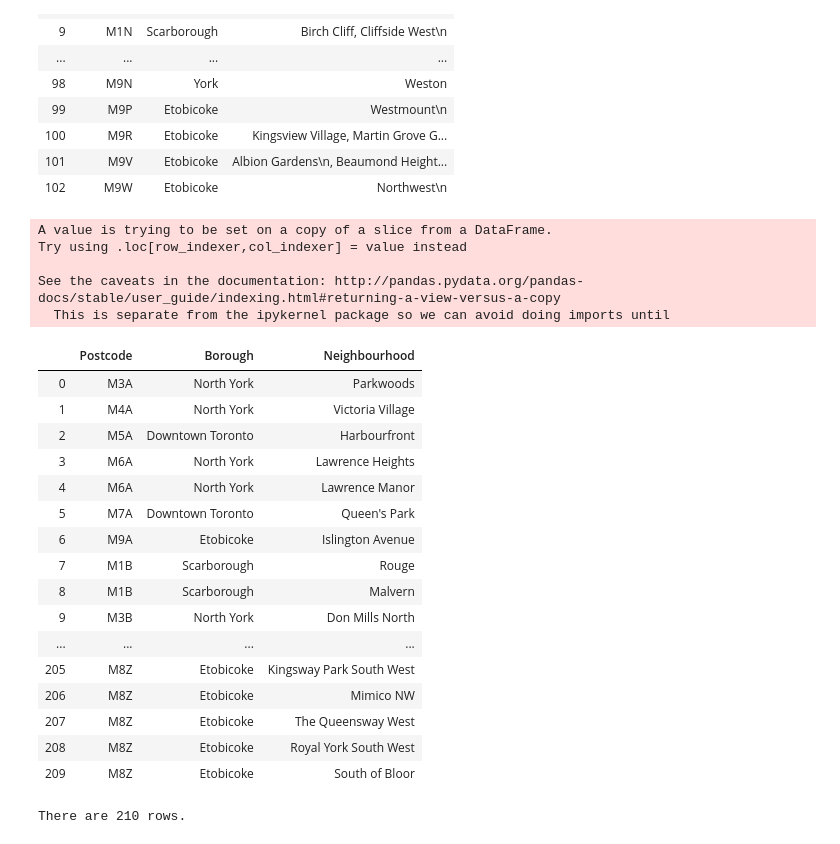
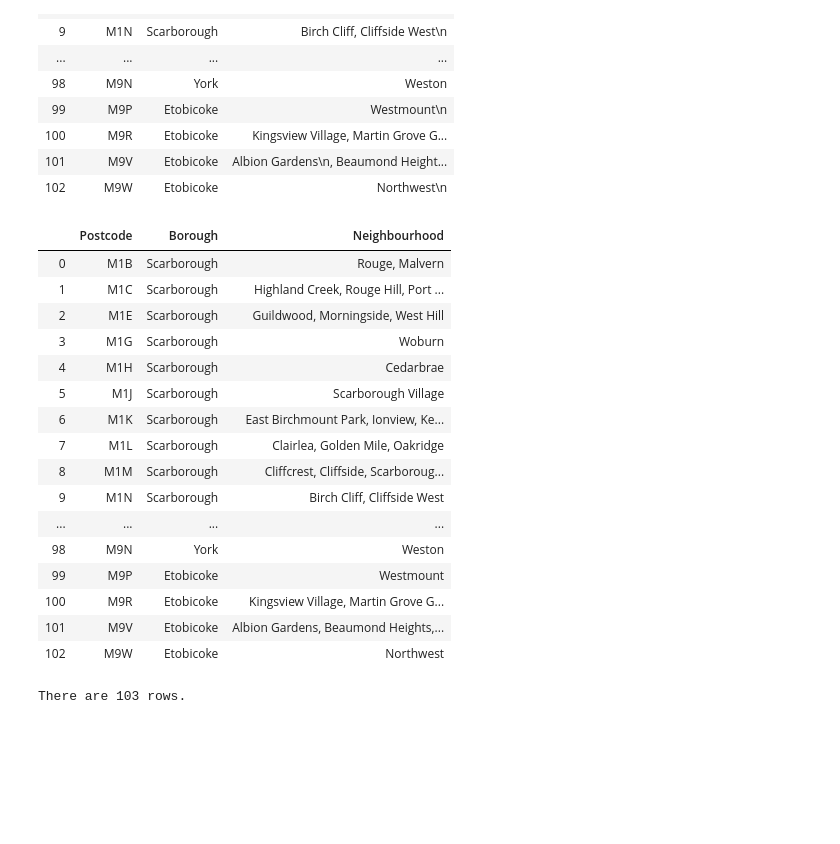
Before and after one commit to sengyap/Coursera_Capstone, a Jupyter notebook: Segmenting_and_Clustering_Neighborhoods_in_Toronto.ipynb, the cells around one changed output. Cells and saved outputs as stored; diff of their text form; code cells hidden in the pictures; blank space fills up the shorter version.

Commit message:
Segmenting and Clustering Neighborhoods in Toronto

```diff
--- a/Segmenting_and_Clustering_Neighborhoods_in_Toronto.ipynb
+++ b/Segmenting_and_Clustering_Neighborhoods_in_Toronto.ipynb
@@ -3,6 +3,18 @@ import pandas as pd # for data analysis
 import numpy as np # for vectorised operations
 import urllib.request # for opening URL
 from bs4 import BeautifulSoup # for extracting data from html files
+
+pd.set_option("max_rows", None) # I want to see all the rows without truncation
+pd.set_option('display.max_columns', None) # I want to see all columns without truncation
+
+!pip -q install folium
+import folium # map rendering library
+
+import matplotlib.cm as cm
+import matplotlib.colors as colors
+
+import requests # library to handle requests
+from pandas.io.json import json_normalize # tranform JSON file into a pandas dataframe
 # %%
 url = "https://en.wikipedia.org/w/index.php?title=List_of_postal_codes_of_Canada:_M&oldid=945633050." # specify url for web scraping
 page = urllib.request.urlopen(url) # open the url using urllib.request and put the HTML into the page variable
@@ -215,33 +206,28 @@ df_grouped
 # %%
 # What's with the white space "\n"? Remove!
 
-df["Neighbourhood"] = df["Neighbourhood"].str.strip()
-df
+df_grouped["Neighbourhood"] = df_grouped["Neighbourhood"].str.replace("\n", "")
+df_grouped
 # %% [output]
-A value is trying to be set on a copy of a slice from a DataFrame.
-Try using .loc[row_indexer,col_indexer] = value instead
-
-See the caveats in the documentation: http://pandas.pydata.org/pandas-docs/stable/user_guide/indexing.html#returning-a-view-versus-a-copy
-  This is separate from the ipykernel package so we can avoid doing imports until
 |  | Postcode | Borough | Neighbourhood |
-| 0 | M3A | North York | Parkwoods |
-| 1 | M4A | North York | Victoria Village |
-| 2 | M5A | Downtown Toronto | Harbourfront |
-| 3 | M6A | North York | Lawrence Heights |
-| 4 | M6A | North York | Lawrence Manor |
-| 5 | M7A | Downtown Toronto | Queen's Park |
-| 6 | M9A | Etobicoke | Islington Avenue |
-| 7 | M1B | Scarborough | Rouge |
-| 8 | M1B | Scarborough | Malvern |
-| 9 | M3B | North York | Don Mills North |
+| 0 | M1B | Scarborough | Rouge, Malvern |
+| 1 | M1C | Scarborough | Highland Creek, Rouge Hill, Port ... |
+| 2 | M1E | Scarborough | Guildwood, Morningside, West Hill |
+| 3 | M1G | Scarborough | Woburn |
+| 4 | M1H | Scarborough | Cedarbrae |
+| 5 | M1J | Scarborough | Scarborough Village |
+| 6 | M1K | Scarborough | East Birchmount Park, Ionview, Ke... |
+| 7 | M1L | Scarborough | Clairlea, Golden Mile, Oakridge |
+| 8 | M1M | Scarborough | Cliffcrest, Cliffside, Scarboroug... |
+| 9 | M1N | Scarborough | Birch Cliff, Cliffside West |
 | ... | ... | ... | ... |
-| 205 | M8Z | Etobicoke | Kingsway Park South West |
-| 206 | M8Z | Etobicoke | Mimico NW |
-| 207 | M8Z | Etobicoke | The Queensway West |
-| 208 | M8Z | Etobicoke | Royal York South West |
-| 209 | M8Z | Etobicoke | South of Bloor |
+| 98 | M9N | York | Weston |
+| 99 | M9P | Etobicoke | Westmount |
+| 100 | M9R | Etobicoke | Kingsview Village, Martin Grove G... |
+| 101 | M9V | Etobicoke | Albion Gardens, Beaumond Heights,... |
+| 102 | M9W | Etobicoke | Northwest |
 # %%
 df.shape
-print("There are", df.shape[0], "rows.")
+print("There are", df_grouped.shape[0], "rows.")
 # %% [output]
-There are 210 rows.
+There are 103 rows.
```
Also changed, not shown: parts of 29 cells of this notebook.
